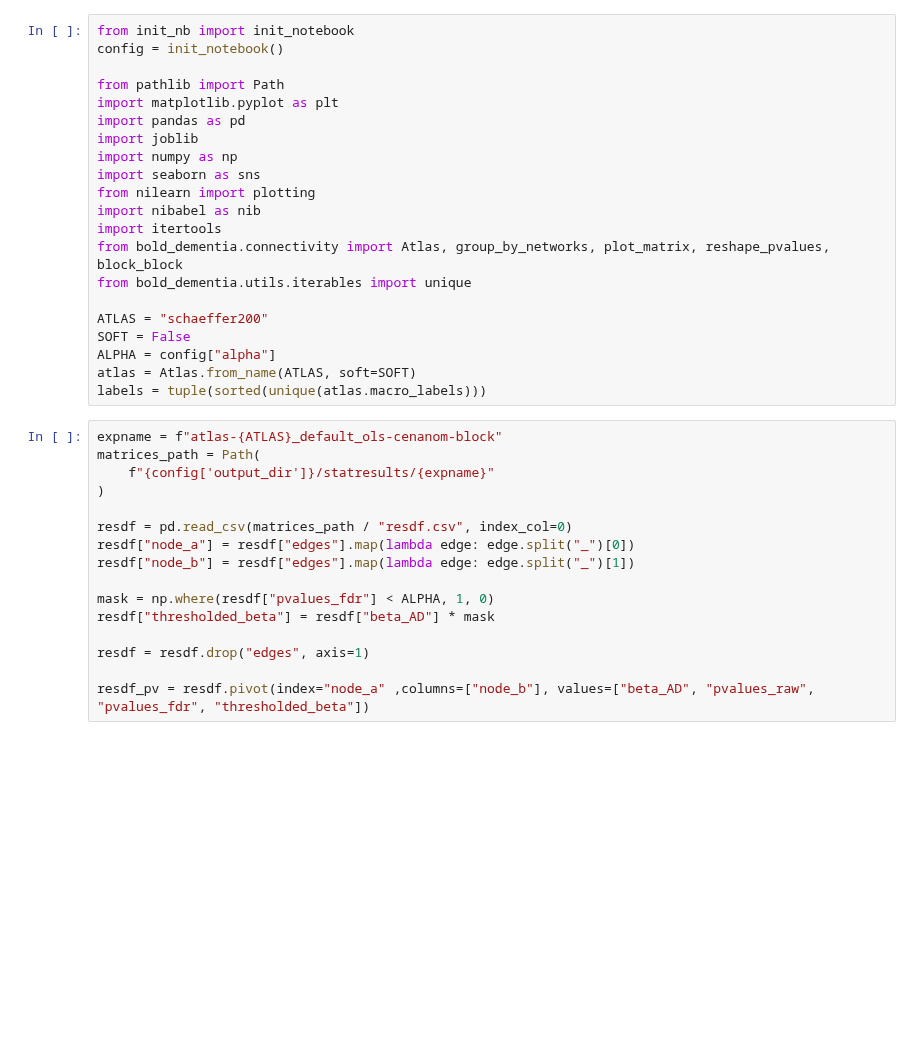
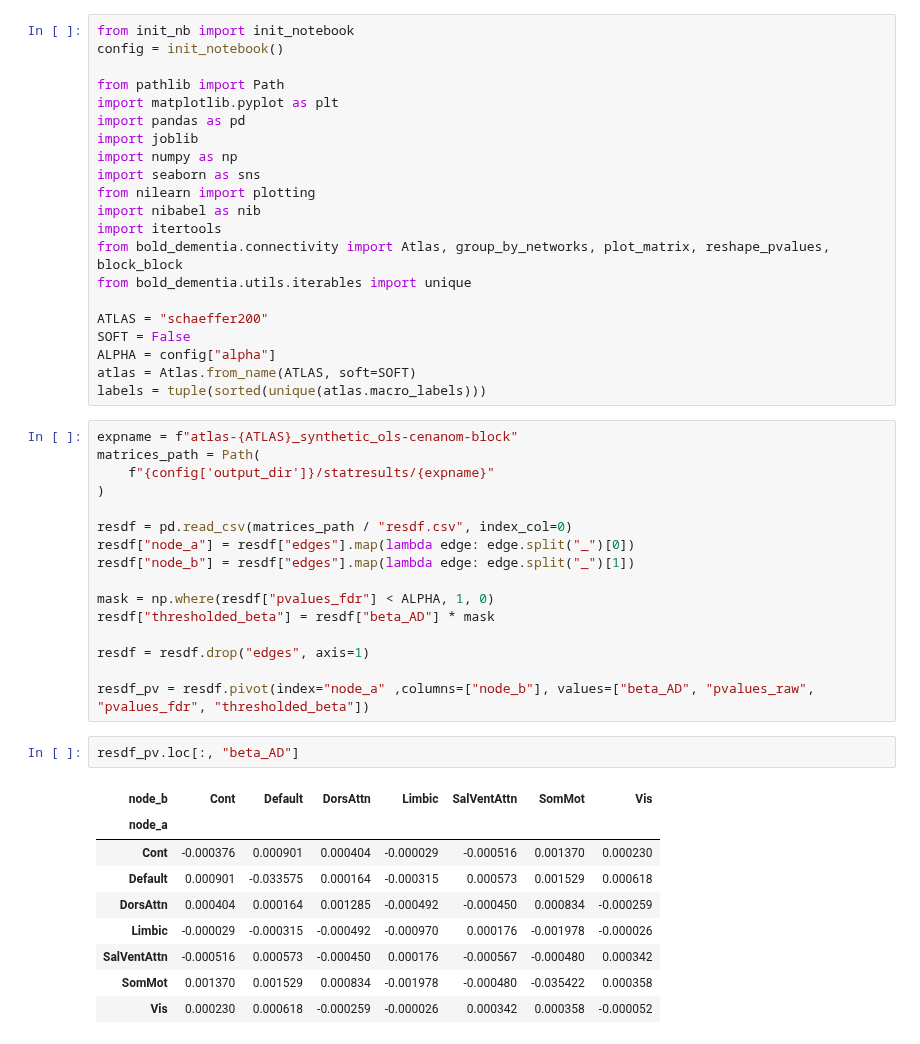
Before and after one commit to jonathan-legrand/bold-dementia, a Jupyter notebook: notebooks/visualize_block_networks.ipynb, the cells around one changed output. Saved outputs shown, nothing was run; the diff lists cells and outputs as text; blank space fills up the shorter version.

```diff
--- a/notebooks/visualize_block_networks.ipynb
+++ b/notebooks/visualize_block_networks.ipynb
@@ -20,7 +20,7 @@ ALPHA = config["alpha"]
 atlas = Atlas.from_name(ATLAS, soft=SOFT)
 labels = tuple(sorted(unique(atlas.macro_labels)))
 # %%
-expname = f"atlas-{ATLAS}_default_ols-cenanom-block"
+expname = f"atlas-{ATLAS}_synthetic_ols-cenanom-block"
 matrices_path = Path(
     f"{config['output_dir']}/statresults/{expname}"
 )
@@ -35,6 +35,18 @@ resdf["thresholded_beta"] = resdf["beta_AD"] * mask
 resdf = resdf.drop("edges", axis=1)
 
 resdf_pv = resdf.pivot(index="node_a" ,columns=["node_b"], values=["beta_AD", "pvalues_raw", "pvalues_fdr", "thresholded_beta"])
+# %%
+resdf_pv.loc[:, "beta_AD"]
+# %% [output]
+| node_b | Cont | Default | DorsAttn | Limbic | SalVentAttn | SomMot | Vis |
+| node_a |  |  |  |  |  |  |  |
+| Cont | -0.000376 | 0.000901 | 0.000404 | -0.000029 | -0.000516 | 0.001370 | 0.000230 |
+| Default | 0.000901 | -0.033575 | 0.000164 | -0.000315 | 0.000573 | 0.001529 | 0.000618 |
+| DorsAttn | 0.000404 | 0.000164 | 0.001285 | -0.000492 | -0.000450 | 0.000834 | -0.000259 |
+| Limbic | -0.000029 | -0.000315 | -0.000492 | -0.000970 | 0.000176 | -0.001978 | -0.000026 |
+| SalVentAttn | -0.000516 | 0.000573 | -0.000450 | 0.000176 | -0.000567 | -0.000480 | 0.000342 |
+| SomMot | 0.001370 | 0.001529 | 0.000834 | -0.001978 | -0.000480 | -0.035422 | 0.000358 |
+| Vis | 0.000230 | 0.000618 | -0.000259 | -0.000026 | 0.000342 | 0.000358 | -0.000052 |
 # %%
 sns.lineplot(resdf[resdf.pvalues_raw < ALPHA], x="pvalues_raw", y="pvalues_fdr")
 x = np.linspace(0, ALPHA, 100)
```
Also changed, not shown: parts of 2 cells of this notebook, 2 other files.
